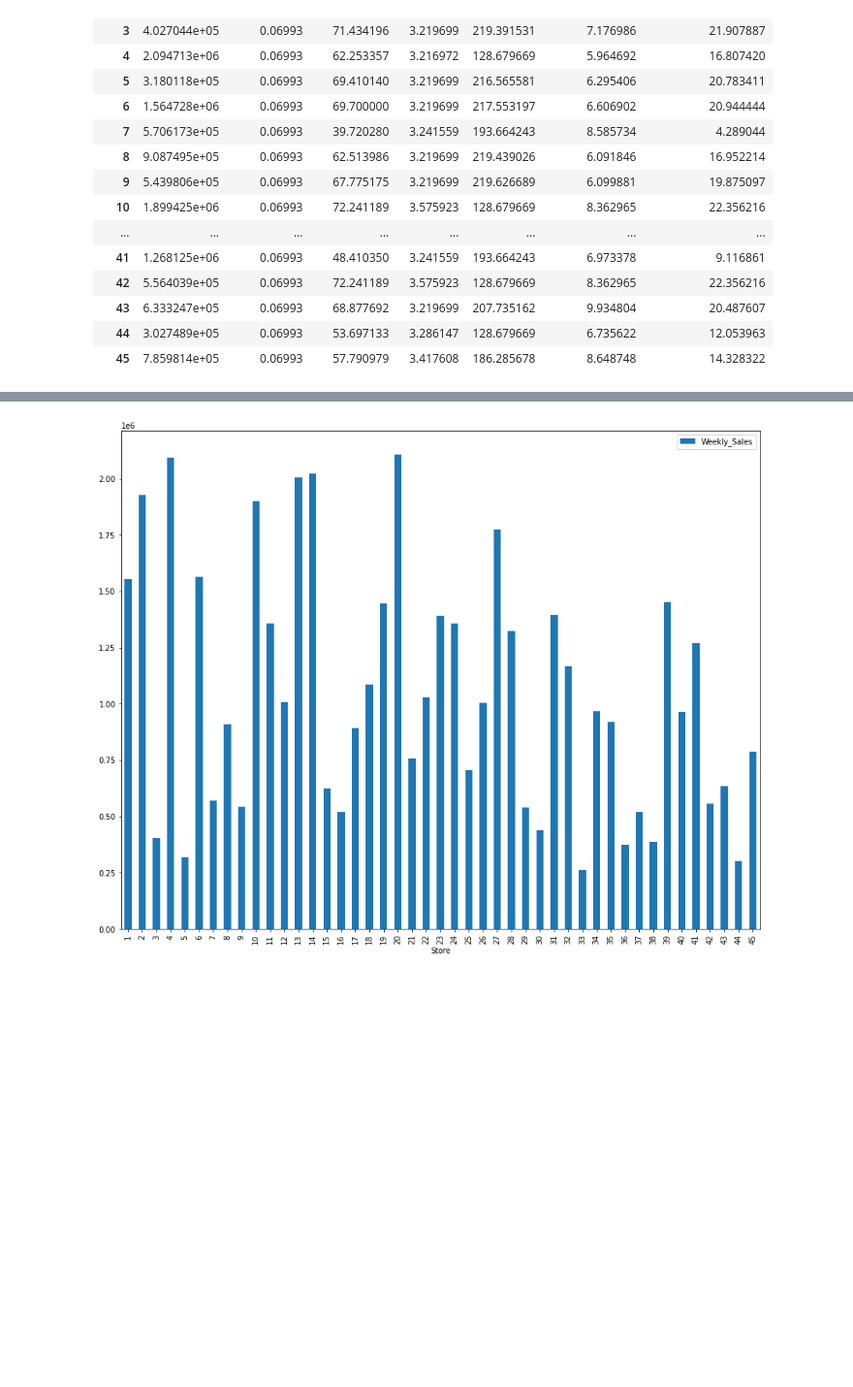
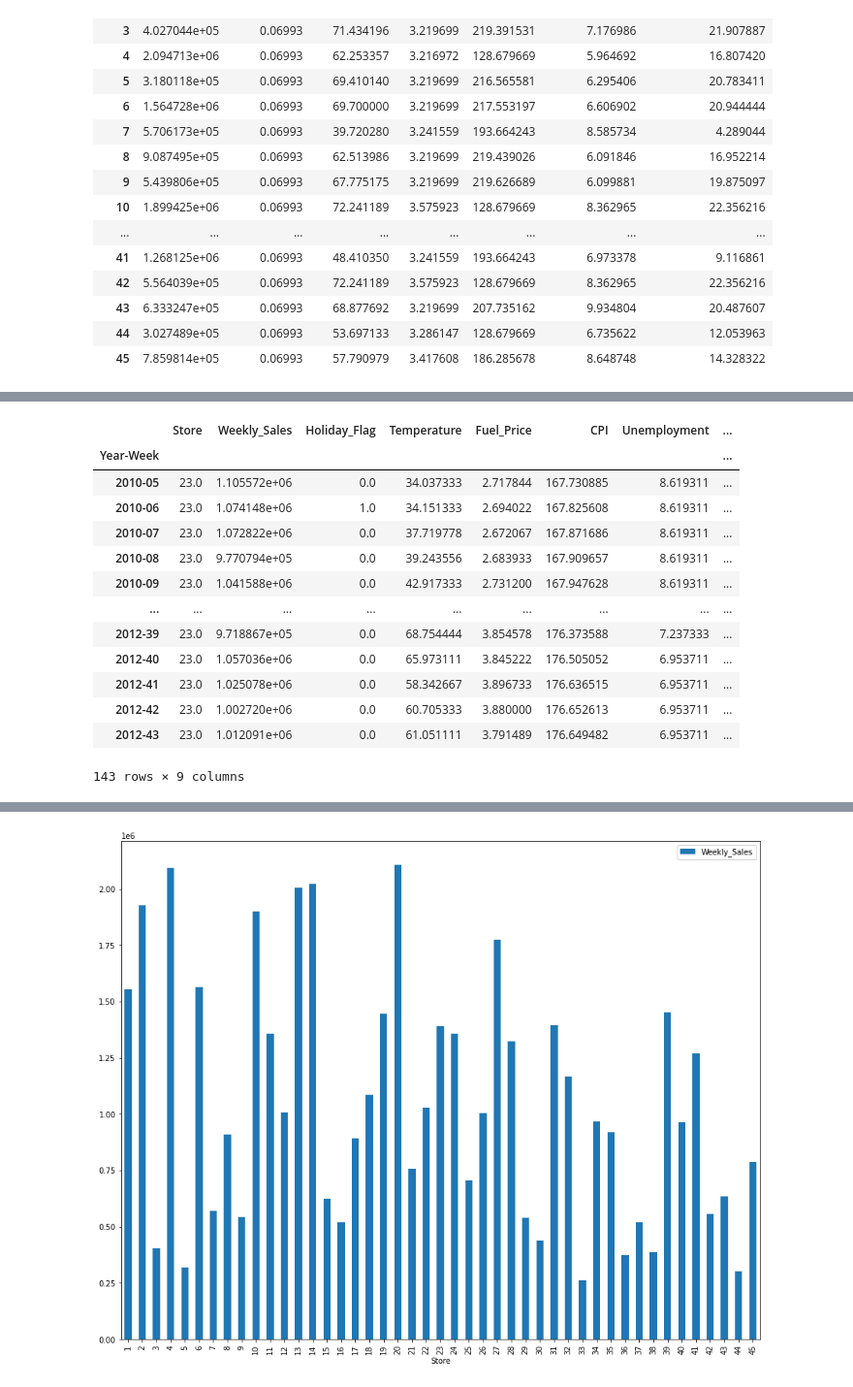
Before and after one commit to peleal/Deliverable-2, a Jupyter notebook: Deliverable_2_V2.ipynb, the cells around one changed output, grey strips where cells are left out. Shown at 97% size. Saved outputs shown, nothing was run; the diff lists cells and outputs as text; code cells hidden in the pictures; blank space fills up the shorter version.

```diff
--- a/Deliverable_2_V2.ipynb
+++ b/Deliverable_2_V2.ipynb
@@ -64,5 +64,5 @@ df_sub.sort_values("Date")
 6435 rows × 9 columns
 # %%
 df_sub['Year-Week'] = df_sub['Date'].dt.strftime('%Y-%U')
-df_sub = df_sub.groupby(by=['Year-Week', 'Store']).sum()
+df_sub = df_sub.groupby(by=['Year-Week', 'Store'], as_index=False).sum()
 df_sub = df_sub.sort_values(["Year-Week", "Weekly_Sales"], ascending = (True, False))
@@ -93,0 +101,3 @@ df_sub_t.plot(x='Holiday_Flag', y='Weekly_Sales', kind='bar')
+# %%
+df_sub_m = df_sub.groupby(by=['Year-Week']).mean()
+df_sub_m.head()
@@ -93,0 +112,18 @@ df_sub_t.plot(x='Holiday_Flag', y='Weekly_Sales', kind='bar')
+# %%
+df_sub_m['comp'] = df_sub_m['Weekly_Sales'] - df_sub_20['Weekly_Sales']
+df_sub_m.head(143)
+# %% [output]
+|  | Store | Weekly_Sales | Holiday_Flag | Temperature | Fuel_Price | CPI | Unemployment | ... |
+| Year-Week |  |  |  |  |  |  |  | ... |
+| 2010-05 | 23.0 | 1.105572e+06 | 0.0 | 34.037333 | 2.717844 | 167.730885 | 8.619311 | ... |
+| 2010-06 | 23.0 | 1.074148e+06 | 1.0 | 34.151333 | 2.694022 | 167.825608 | 8.619311 | ... |
+| 2010-07 | 23.0 | 1.072822e+06 | 0.0 | 37.719778 | 2.672067 | 167.871686 | 8.619311 | ... |
+| 2010-08 | 23.0 | 9.770794e+05 | 0.0 | 39.243556 | 2.683933 | 167.909657 | 8.619311 | ... |
+| 2010-09 | 23.0 | 1.041588e+06 | 0.0 | 42.917333 | 2.731200 | 167.947628 | 8.619311 | ... |
+| ... | ... | ... | ... | ... | ... | ... | ... | ... |
+| 2012-39 | 23.0 | 9.718867e+05 | 0.0 | 68.754444 | 3.854578 | 176.373588 | 7.237333 | ... |
+| 2012-40 | 23.0 | 1.057036e+06 | 0.0 | 65.973111 | 3.845222 | 176.505052 | 6.953711 | ... |
+| 2012-41 | 23.0 | 1.025078e+06 | 0.0 | 58.342667 | 3.896733 | 176.636515 | 6.953711 | ... |
+| 2012-42 | 23.0 | 1.002720e+06 | 0.0 | 60.705333 | 3.880000 | 176.652613 | 6.953711 | ... |
+| 2012-43 | 23.0 | 1.012091e+06 | 0.0 | 61.051111 | 3.791489 | 176.649482 | 6.953711 | ... |
+143 rows × 9 columns
```
Also changed, not shown: parts of 4 cells of this notebook.
